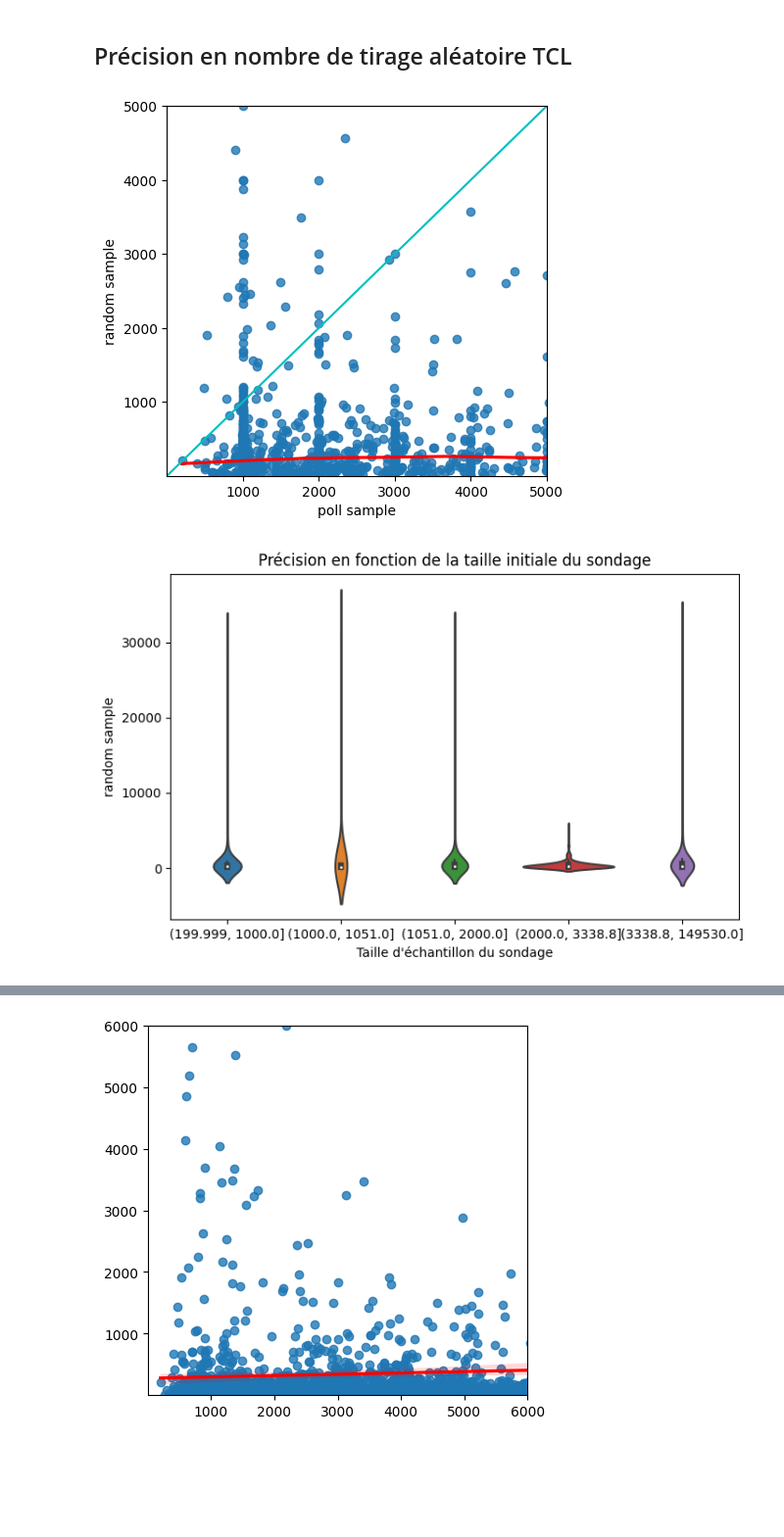
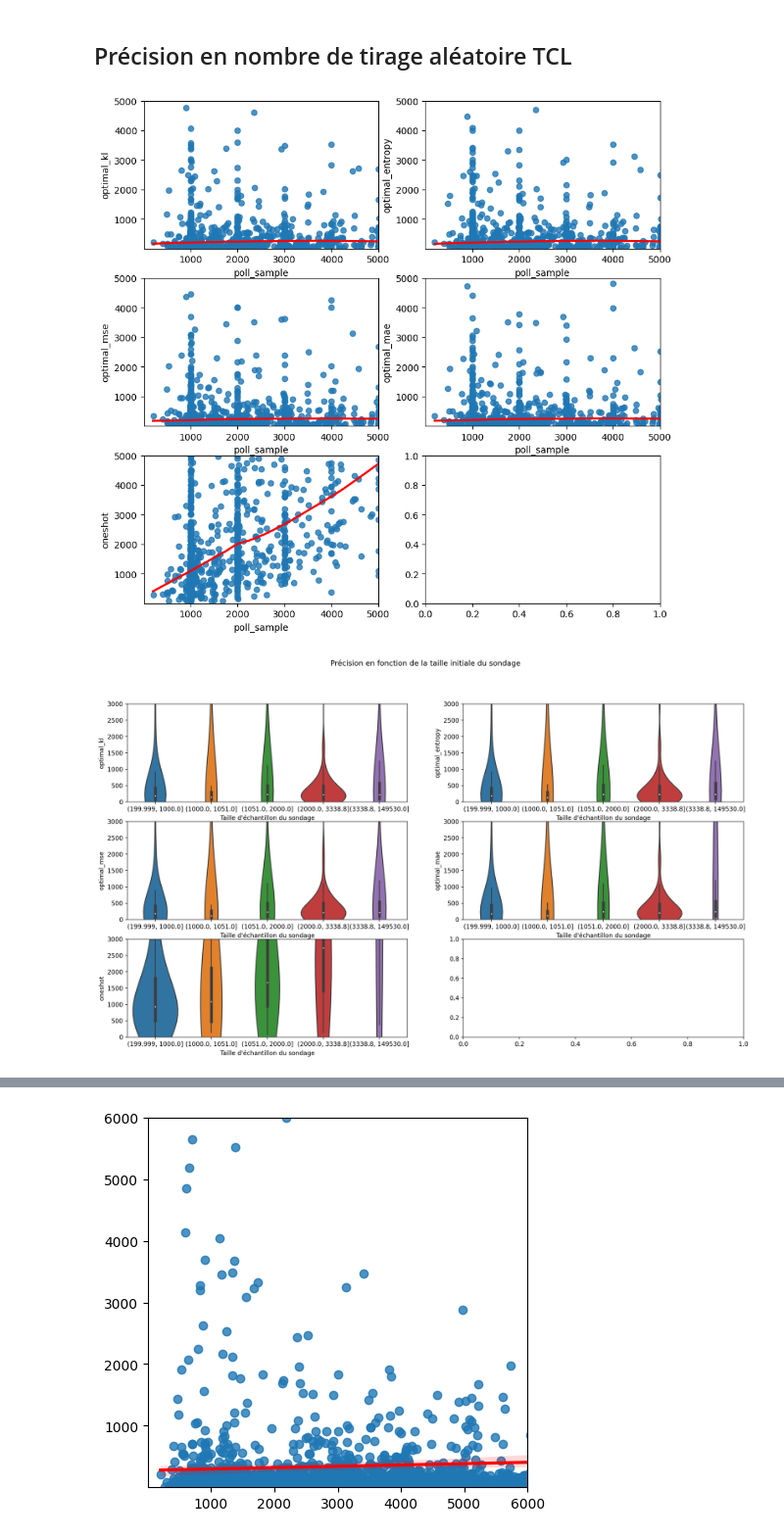
Before and after one commit to NyxAether/mesure_instituts_sondage, a Jupyter notebook: mesure_erreurs/error_plot.ipynb, the cells around one changed output, grey strips where cells are left out. Shown at 98% size. Cells and saved outputs as stored; diff of their text form; code cells hidden in the pictures; blank space fills up the shorter version.

Commit message:
Plot avec one shot

```diff
--- a/mesure_erreurs/error_plot.ipynb
+++ b/mesure_erreurs/error_plot.ipynb
@@ -210,5 +210,12 @@ best_sample_size=pd.DataFrame(samples_sizes,
                                        'year','country','election',
                                        'system','daysbeforeED','nb_candidates'])
 # %%
-best_sample_size.to_pickle("bss.p")
+# best_sample_size.to_pickle("bss.p")
+best_sample_size=pd.read_pickle("bss.p")
 bss14=best_sample_size[best_sample_size.daysbeforeED<=14].copy()
+liste_mesures=[['optimal_kl','optimal_entropy'],
+               ['optimal_mse','optimal_mae'],
+               ['oneshot','']]
+
+nb_lignes=3
+nb_colonnes=2
@@ -215,38 +238,42 @@ bss14=best_sample_size[best_sample_size.daysbeforeED<=14].copy()
 # %% [markdown]
 ## Précision en nombre de tirage aléatoire TCL
 # %%
-fig, ax = plt.subplots(figsize=(5,5),dpi=100)
+fig, axes = plt.subplots(nb_lignes,nb_colonnes,figsize=(10,10),dpi=100)
 line=list(range(5000))
-g=sns.regplot(x='poll sample',y='random sample',
-              lowess=True,
-              data=bss14,
-              ax=ax,
-              line_kws={"color": "red"})
-# g=sns.regplot(x='poll sample',y='one shot',
-#               lowess=True,
-#               data=best_sample_size,
-#               ax=ax,
-#               line_kws={"color": "red"})
+for i in range(nb_lignes):
+    for j in range(nb_colonnes):
+        if liste_mesures[i][j]!= '':
+            ax=axes[i,j]
+            g=sns.regplot(x='poll_sample',y=liste_mesures[i][j],
+                        lowess=True,
+                        data=bss14,
+                        ax=ax,
+                        line_kws={"color": "red"})
+            ax.set_xlim(1, 5000)
+            ax.set_ylim(1, 5000)
 
-plt.plot(line,line,'c')
-ax.set_xlim(1, 5000)
-ax.set_ylim(1, 5000)
 plt.show()
 # %% [output]
-[figure, old version]
+[figure, new version]
 # %%
-fig, ax = plt.subplots(figsize=(8,5),dpi=100)
-bss14["bins"]=pd.qcut(bss14["poll sample"], 5)
-sns.violinplot(x="bins",
-               y='random sample',
-               data=bss14,
-              #  inner="quartile"
-            )
-# ax.set_ylim(0, 3000)
-best_sample_size[best_sample_size['poll sample']==1000].median()
-ax.set_xlabel("Taille d'échantillon du sondage")
-ax.set_title("Précision en fonction de la taille initiale du sondage")
+fig, axes = plt.subplots(nb_lignes,nb_colonnes,figsize=(18,10),dpi=200)
+line=list(range(5000))
+for i in range(nb_lignes):
+    for j in range(nb_colonnes):
+      if liste_mesures[i][j]!= '':
+        ax=axes[i,j]
+        bss14["bins"]=pd.qcut(bss14["poll_sample"], 5)
+        sns.violinplot(x="bins",
+                      y=liste_mesures[i][j],
+                      data=bss14,
+                      ax=ax,
+                      #  inner="quartile"
+                    )
+        ax.set_xlabel("Taille d'échantillon du sondage")
+        ax.set_ylim(0, 3000)
+best_sample_size[best_sample_size['poll_sample']==1000].median()
+fig.suptitle("Précision en fonction de la taille initiale du sondage")
 fig.show()
 # %% [output]
-[figure, old version]
+[figure, new version]
 # %%
```
Also changed, not shown: parts of 15 cells of this notebook, 1 other file.
